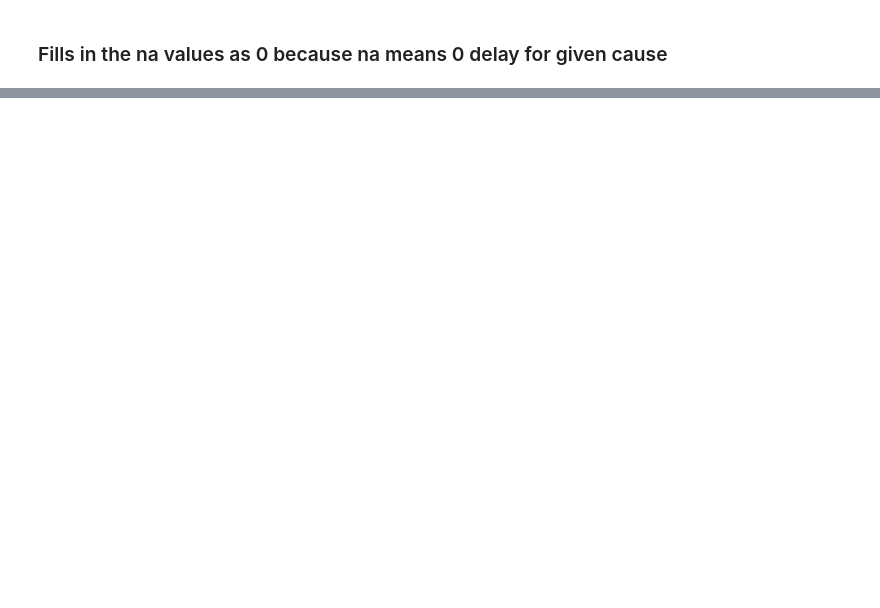
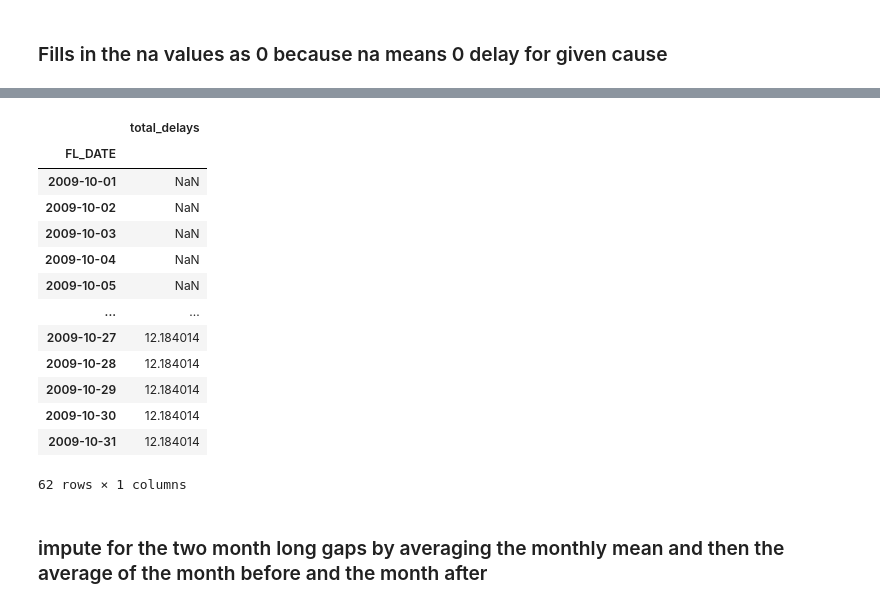
Before and after one commit to Alfred-W-S-Pirovits-Jr/individual-project, a Jupyter notebook: wrangle.ipynb, the cells around one changed output, grey strips where cells are left out. Cells and saved outputs as stored; diff of their text form; code cells hidden in the pictures; blank space fills up the shorter version.

```diff
--- a/wrangle.ipynb
+++ b/wrangle.ipynb
@@ -250,0 +480,17 @@ memory usage: 83.2 MB
+# %%
+flights_daily_mean.loc["2009-10-01":"2009-10-31"]
+# %% [output]
+|  | total_delays |
+| FL_DATE |  |
+| 2009-10-01 | NaN |
+| 2009-10-02 | NaN |
+| 2009-10-03 | NaN |
+| 2009-10-04 | NaN |
+| 2009-10-05 | NaN |
+| ... | ... |
+| 2009-10-27 | 12.184014 |
+| 2009-10-28 | 12.184014 |
+| 2009-10-29 | 12.184014 |
+| 2009-10-30 | 12.184014 |
+| 2009-10-31 | 12.184014 |
+62 rows × 1 columns
@@ -250,0 +508,2 @@ memory usage: 83.2 MB
+# %% [markdown]
+### impute for the two month long gaps by averaging the monthly mean and then the average of the month before and the month after
```
Also changed, not shown: parts of 43 cells of this notebook, 3 other files.
